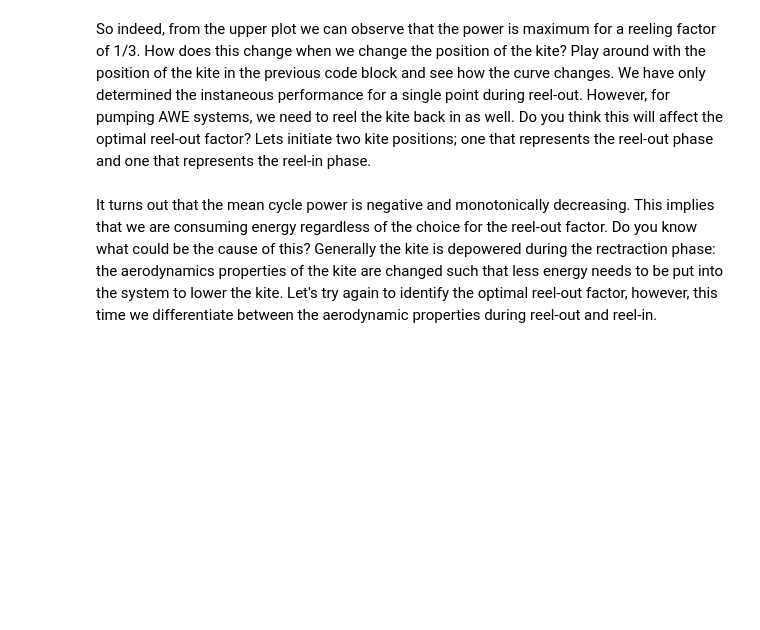
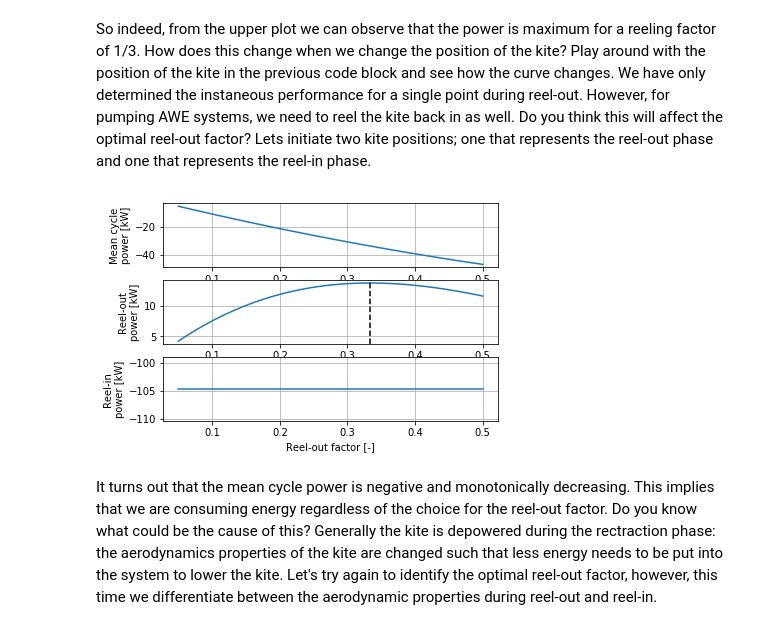
Before and after one commit to awecourse/workshop, a Jupyter notebook: awe_workshop_2019.ipynb, the cells around one changed output. Drawn from its saved outputs; the diff is of its cells as text; code cells hidden in the pictures; blank space fills up the shorter version.

```diff
--- a/awe_workshop_2019.ipynb
+++ b/awe_workshop_2019.ipynb
@@ -22,7 +22,7 @@ c_l = 1.
 l_to_d = 5.
 sys_props = {
     'kite_projected_area': 16.7,  # [m^2]
-    'kite_mass': 20.,  # [kg]
+    'kite_mass': 0.,  # [kg]
     'tether_density': 0.,  # [kg/m^3]
     'tether_diameter': 0.,  # [m]
     'lift_to_drag': l_to_d,  # [-]
@@ -111,34 +114,36 @@ def calc_mean_cycle_power(rf_out, rf_in):
 
 # Set the range of reeling factors for which we will determine the steady states.
 n_reeling_factors = 100
 reel_out_factors = np.linspace(0.05, 0.5, n_reeling_factors)
-reel_in_factor = -1
+reel_in_factor = -.5
 
 # Create arrays to which we will save our results.
 mean_cycle_power = np.zeros(n_reeling_factors)
 power_out = np.zeros(n_reeling_factors)
 power_in = np.zeros(n_reeling_factors)
 
 # Iterate over the reel-out factors and calculate corresponding mean cycle power.
 for i, rf_out in enumerate(reel_out_factors):
     mcp, p_out, p_in = calc_mean_cycle_power(rf_out, reel_in_factor)
     mean_cycle_power[i] = mcp
     power_out[i] = p_out
     power_in[i] = p_in
 
 # Plot the results.
 fig, ax = plt.subplots(3, 1)
 ax[0].plot(reel_out_factors, mean_cycle_power*1e-3)
 ax[0].set_ylabel('Mean cycle\npower [kW]')
 ax[1].plot(reel_out_factors, power_out*1e-3)
 ax[1].set_ylabel('Reel-out\npower [kW]')
 ax[2].plot(reel_out_factors, power_in*1e-3)
 ax[2].set_ylabel('Reel-in\npower [kW]')
 
 ax[1].axvline(1/3., linestyle='--', color='k')
 ax[-1].set_xlabel('Reel-out factor [-]')
 for a in ax:
     a.grid()
+# %% [output]
+[figure, added]
 # %% [markdown]
 It turns out that the mean cycle power is negative and monotonically decreasing. This implies that we are consuming energy regardless of the choice for the reel-out factor. Do you know what could be the cause of this? Generally the kite is depowered during the rectraction phase: the aerodynamics properties of the kite are changed such that less energy needs to be put into the system to lower the kite. Let's try again to identify the optimal reel-out factor, however, this time we differentiate between the aerodynamic properties during reel-out and reel-in.
 # %%
```
Also changed, not shown: parts of 7 cells of this notebook.
